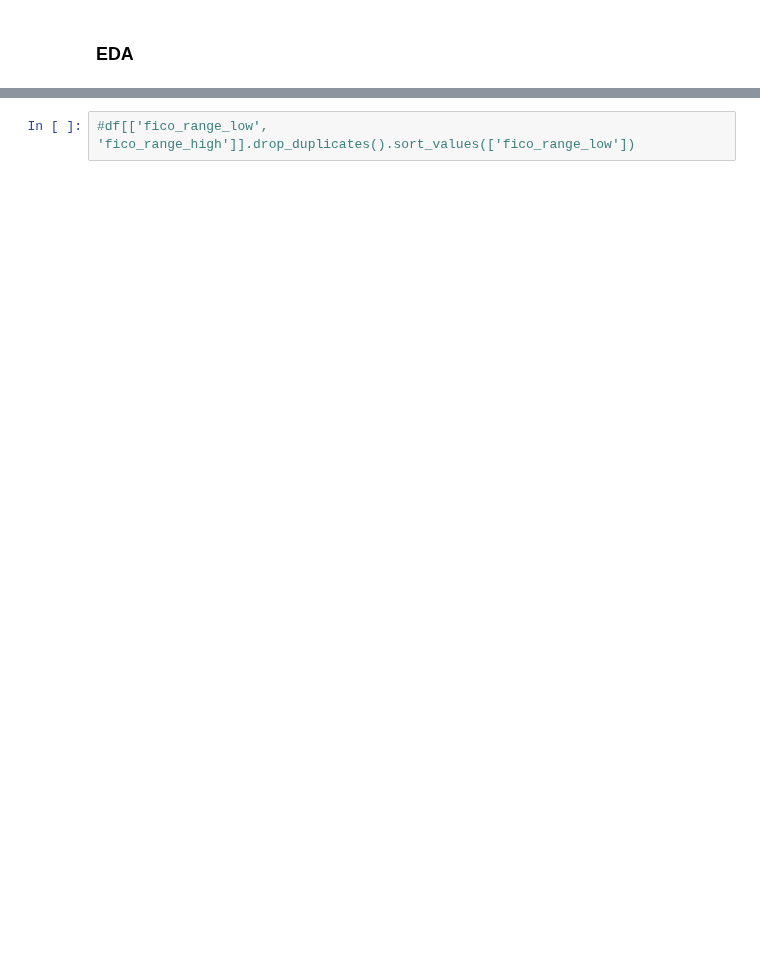
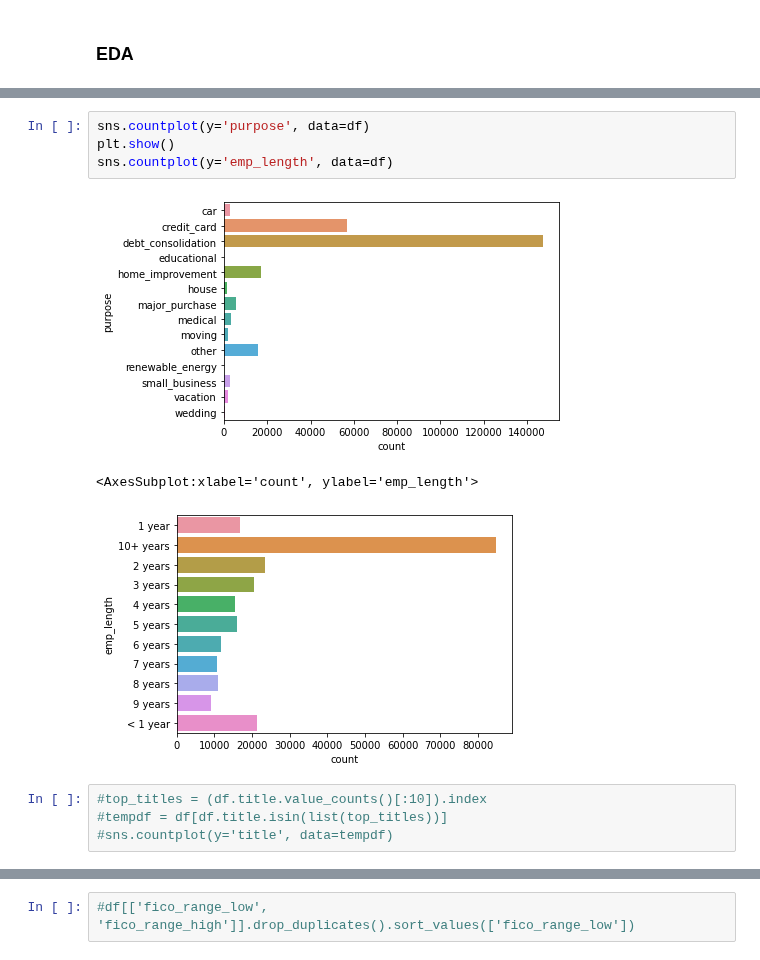
Before and after one commit to MykolaPinchuk/KaggleProjects, a Jupyter notebook: kp102-lc-loaddef.ipynb, the cells around one changed output, grey strips where cells are left out. Drawn from its saved outputs; the diff is of its cells as text; blank space fills up the shorter version.

```diff
--- a/kp102-lc-loaddef.ipynb
+++ b/kp102-lc-loaddef.ipynb
@@ -157,3 +165,15 @@ Name: title, Length: 22589, dtype: int64
+# %%
+sns.countplot(y='purpose', data=df)
+plt.show()
+sns.countplot(y='emp_length', data=df)
+# %% [output]
+[figure, added]
+<AxesSubplot:xlabel='count', ylabel='emp_length'>
+[figure, added]
+# %%
+#top_titles = (df.title.value_counts()[:10]).index
+#tempdf = df[df.title.isin(list(top_titles))]
+#sns.countplot(y='title', data=tempdf)
 # %%
 display(df.loc[df.target==1,'delinq_2yrs'].describe())
 display(df.loc[df.target==0,'delinq_2yrs'].describe())
```
Also changed, not shown: parts of 22 cells of this notebook.
